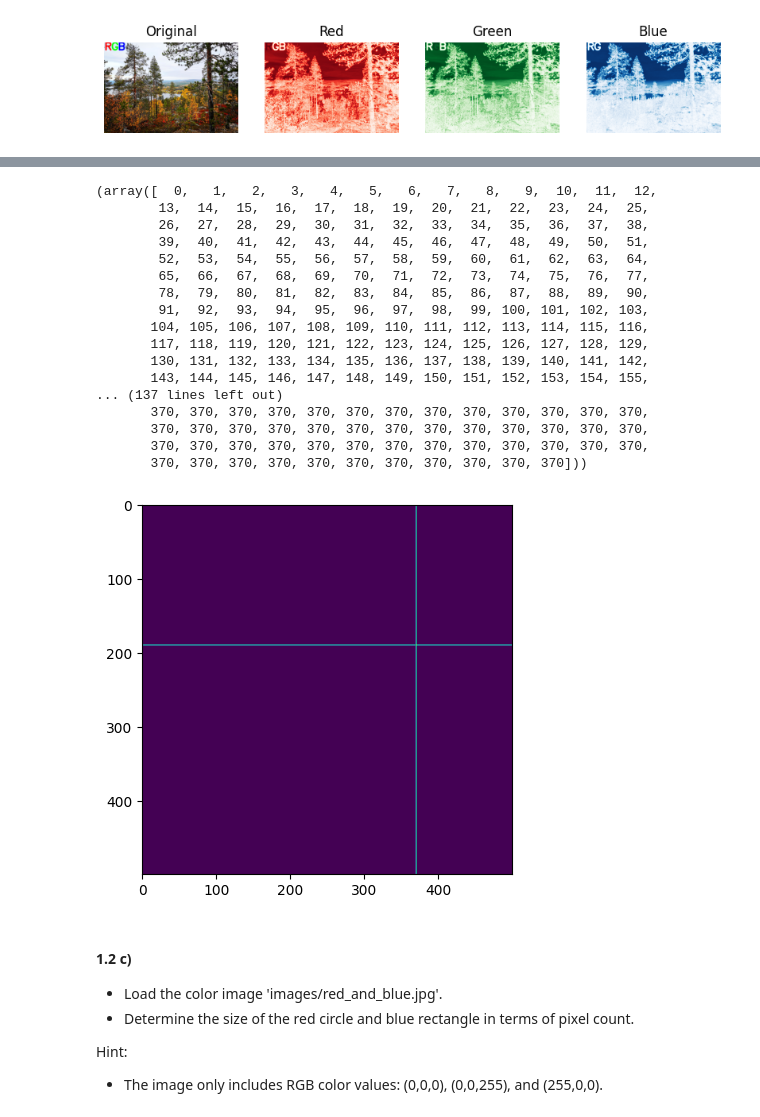
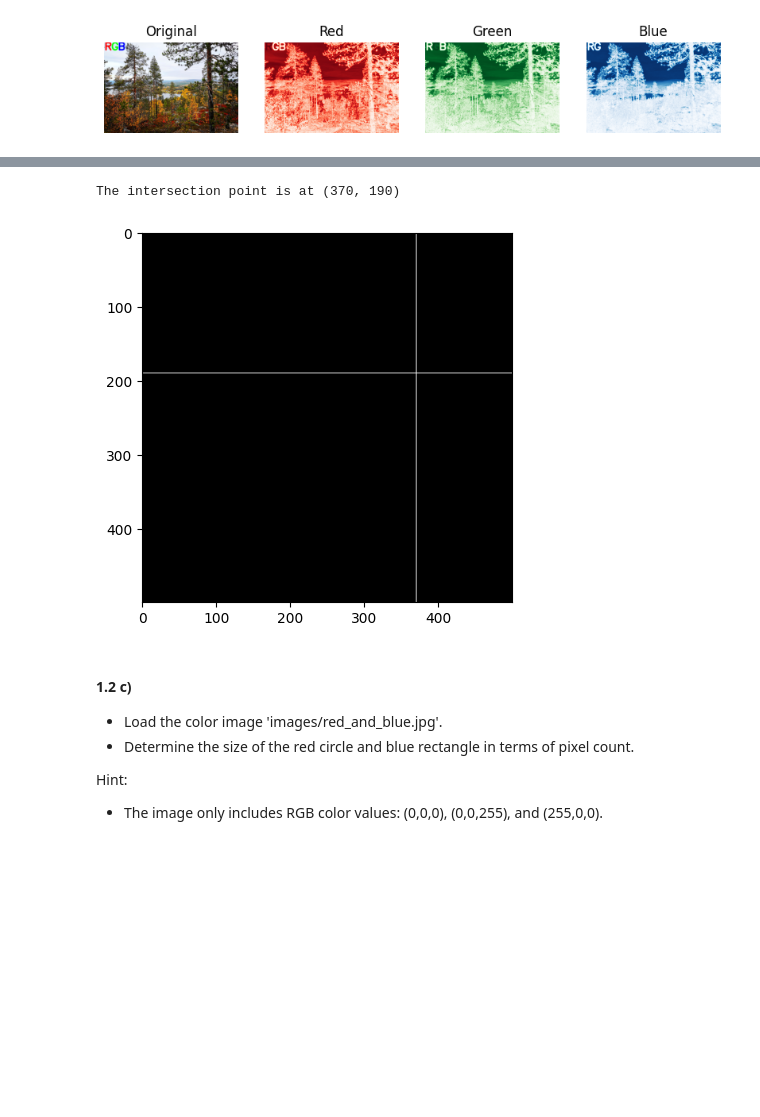
Before and after one commit to macpalor/computer-vision, a Jupyter notebook: ex1/CV-2025-exercises-01.ipynb, the cells around one changed output, grey strips where cells are left out. Drawn from its saved outputs; the diff is of its cells as text; code cells hidden in the pictures; blank space fills up the shorter version.

```diff
--- a/ex1/CV-2025-exercises-01.ipynb
+++ b/ex1/CV-2025-exercises-01.ipynb
@@ -232,30 +232,24 @@ Hints:
 - The image contains only two color values: 0 and 255, indicating it's a 1-channel black and white image.
 - The intersecting lines are straight, parallel to the axis, and have a thickness of one pixel.
 # %%
+from collections import Counter
 img = cv2.imread("images/white_cross.png")
-img = img[..., 0]
-print(np.nonzero(img))
-plt.imshow(img)
-plt.show()
+plt.imshow(img, cmap="gray")
+img = img[..., 0] # remove the last dimension
+rows, cols = np.nonzero(img) # indices of non-zero entries
+
+# there will be a single repeating element in the row indices from which
+# we can determine the the y-coordinate and similarly we can use column
+# indices to determine the x-coordinate
+uniques_y, counts = np.unique(rows, return_counts=True)
+y_coord = uniques_y[counts > 1].item()
+uniques_x, counts = np.unique(cols, return_counts=True)
+x_coord = uniques_x[counts > 1].item()
+
+print(f"The intersection point is at ({x_coord}, {y_coord})")
 # %% [output]
-(array([  0,   1,   2,   3,   4,   5,   6,   7,   8,   9,  10,  11,  12,
-        13,  14,  15,  16,  17,  18,  19,  20,  21,  22,  23,  24,  25,
-        26,  27,  28,  29,  30,  31,  32,  33,  34,  35,  36,  37,  38,
-        39,  40,  41,  42,  43,  44,  45,  46,  47,  48,  49,  50,  51,
-        52,  53,  54,  55,  56,  57,  58,  59,  60,  61,  62,  63,  64,
-        65,  66,  67,  68,  69,  70,  71,  72,  73,  74,  75,  76,  77,
-        78,  79,  80,  81,  82,  83,  84,  85,  86,  87,  88,  89,  90,
-        91,  92,  93,  94,  95,  96,  97,  98,  99, 100, 101, 102, 103,
-       104, 105, 106, 107, 108, 109, 110, 111, 112, 113, 114, 115, 116,
-       117, 118, 119, 120, 121, 122, 123, 124, 125, 126, 127, 128, 129,
-       130, 131, 132, 133, 134, 135, 136, 137, 138, 139, 140, 141, 142,
-       143, 144, 145, 146, 147, 148, 149, 150, 151, 152, 153, 154, 155,
-... (137 lines left out)
-       370, 370, 370, 370, 370, 370, 370, 370, 370, 370, 370, 370, 370,
-       370, 370, 370, 370, 370, 370, 370, 370, 370, 370, 370, 370, 370,
-       370, 370, 370, 370, 370, 370, 370, 370, 370, 370, 370, 370, 370,
-       370, 370, 370, 370, 370, 370, 370, 370, 370, 370, 370]))
+The intersection point is at (370, 190)
-[figure, old version]
+[figure, new version]
 # %% [markdown]
 #### 1.2 c)
 
```
Also changed, not shown: parts of 1 cell of this notebook.
